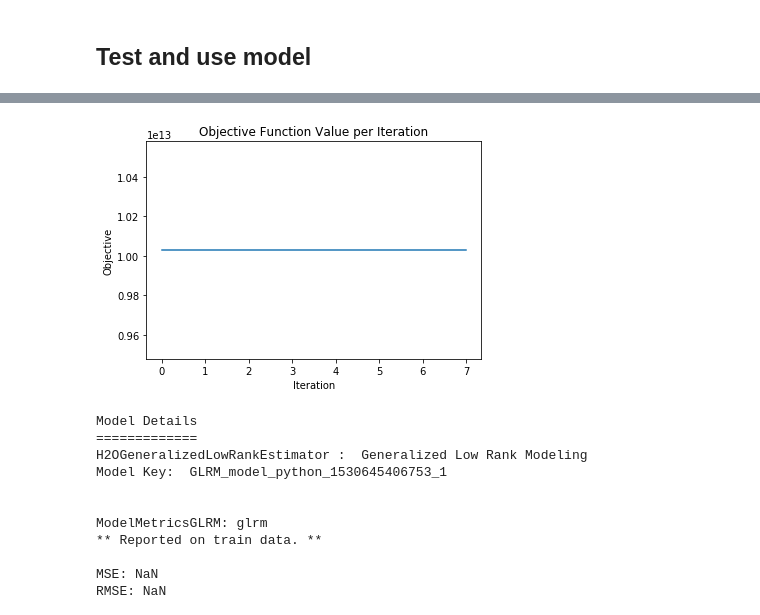
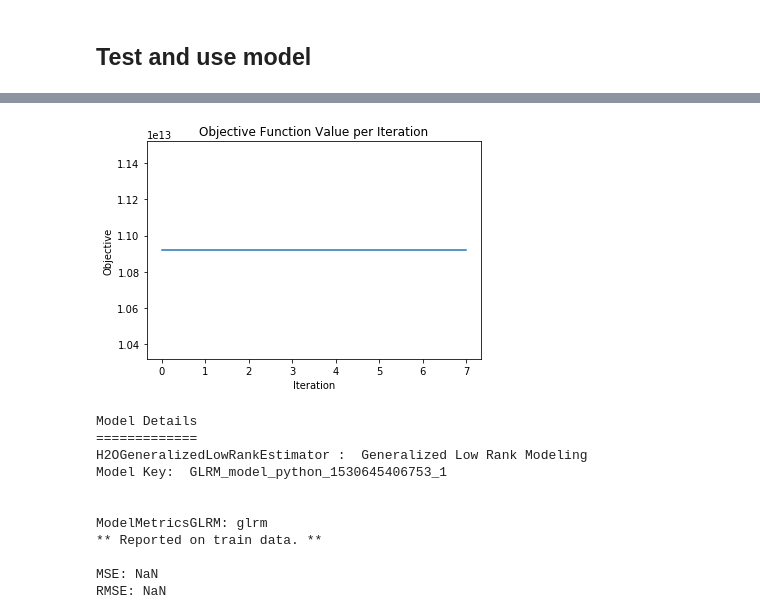
Before and after one commit to wwwslinger/drills, a Jupyter notebook: Thinkful/drills/h2o_test.ipynb, the cells around one changed output, grey strips where cells are left out. Saved outputs shown, nothing was run; the diff lists cells and outputs as text; code cells hidden in the pictures.

```diff
--- a/Thinkful/drills/h2o_test.ipynb
+++ b/Thinkful/drills/h2o_test.ipynb
@@ -209,7 +209,7 @@ glrmodel_2.proj_archetypes(khous_h2)
 | 760.081 | 112.5 | RL | 69.4887 | 9839.87 | Pave | nan | Reg | Lvl | AllPub | ... |
 # %%
 # Plot objective function value each iteration
-model_score = glrmodel_2.score_history()
+model_score = glrmodel_1.score_history()
 plt.xlabel("Iteration")
 plt.ylabel("Objective")
 plt.title("Objective Function Value per Iteration")
@@ -229,4 +229,4 @@ plt.show()
-[figure, old version]
+[figure, new version]
 # %%
 glrmodel_2.cross_validation_holdout_predictions
 # %% [output]
```
Also changed, not shown: parts of 5 cells of this notebook.
